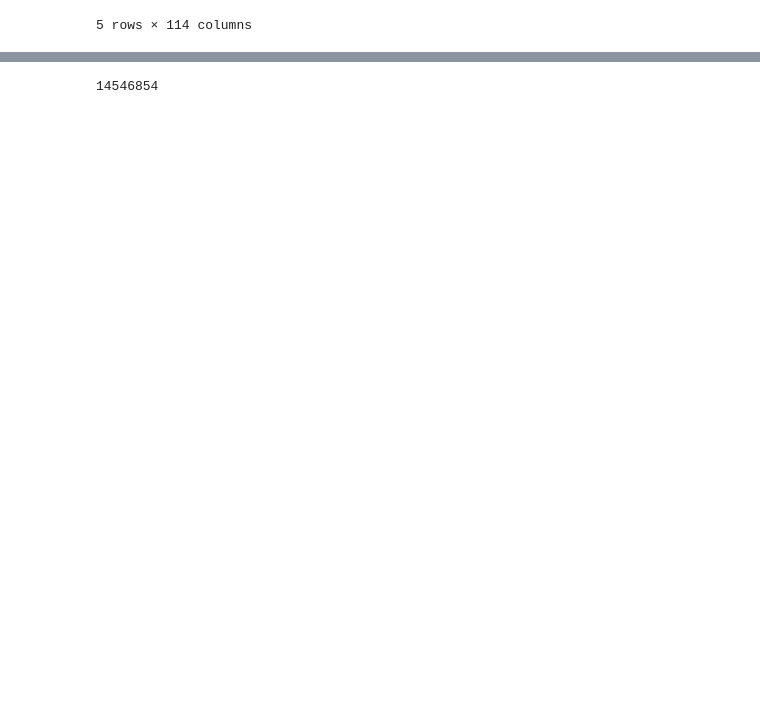
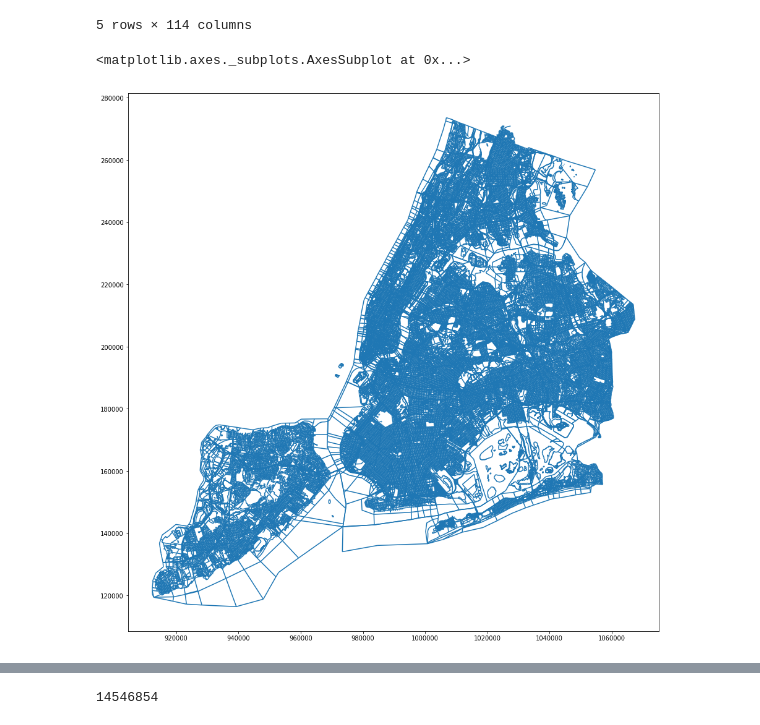
Before and after one commit to princeaker/civic_cab, a Jupyter notebook: final.ipynb, the cells around one changed output, grey strips where cells are left out. Cells and saved outputs as stored; diff of their text form; code cells hidden in the pictures; blank space fills up the shorter version.

```diff
--- a/final.ipynb
+++ b/final.ipynb
@@ -18,0 +33,6 @@ df.head()
+# %%
+
+df.plot(figsize=(20,16))
+# %% [output]
+<matplotlib.axes._subplots.AxesSubplot at 0x...>
+[figure, added]
```
Also changed, not shown: parts of 9 cells of this notebook.
